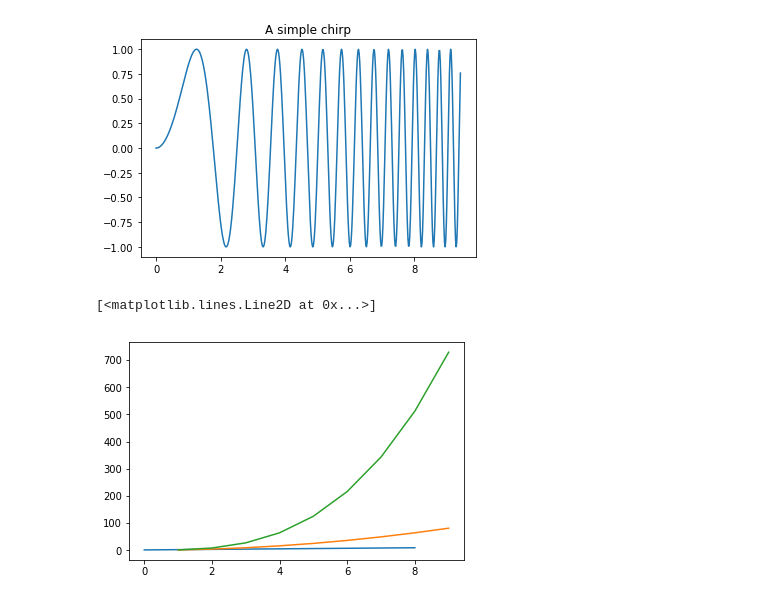
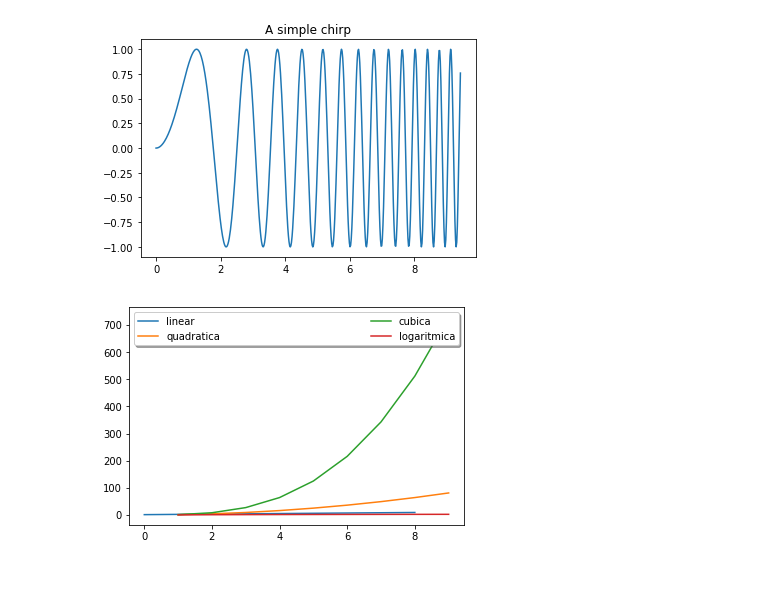
Before and after one commit to dani-lbnl/licoes, a Jupyter notebook: Licao 1 - pedro san.ipynb, the cells around one changed output. Drawn from its saved outputs; the diff is of its cells as text; code cells hidden in the pictures.

```diff
--- a/Licao 1 - pedro san.ipynb
+++ b/Licao 1 - pedro san.ipynb
@@ -56,10 +56,13 @@ plt.title('A simple chirp');
 # %% [output]
 [figure]
 # %%
-x = np.arange(1,10)
-plt.plot(x)
-plt.plot(x, x**2)
-plt.plot(x, x**3)
+x = np.arange(1,10) #variavel independente
+
+plt.plot(x, label='linear')
+plt.plot(x, x**2, label = 'quadratica')
+plt.plot(x, x**3, label = 'cubica')
+plt.plot(x, np.log(x), label = 'logaritmica')
+
+leg = plt.legend(loc='best', ncol=2, mode="expand", shadow=True, fancybox=True)
 # %% [output]
-[<matplotlib.lines.Line2D at 0x...>]
-[figure, old version]
+[figure, new version]
```
Also changed, not shown: parts of 1 cell of this notebook.
